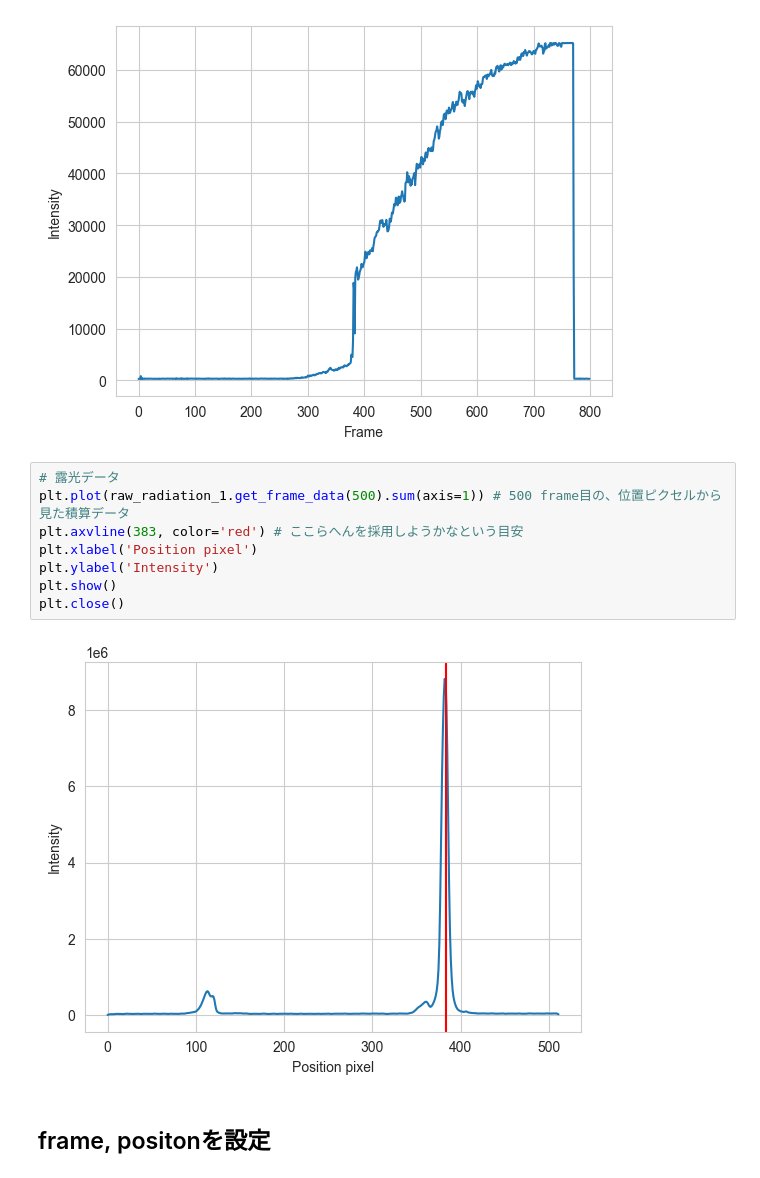
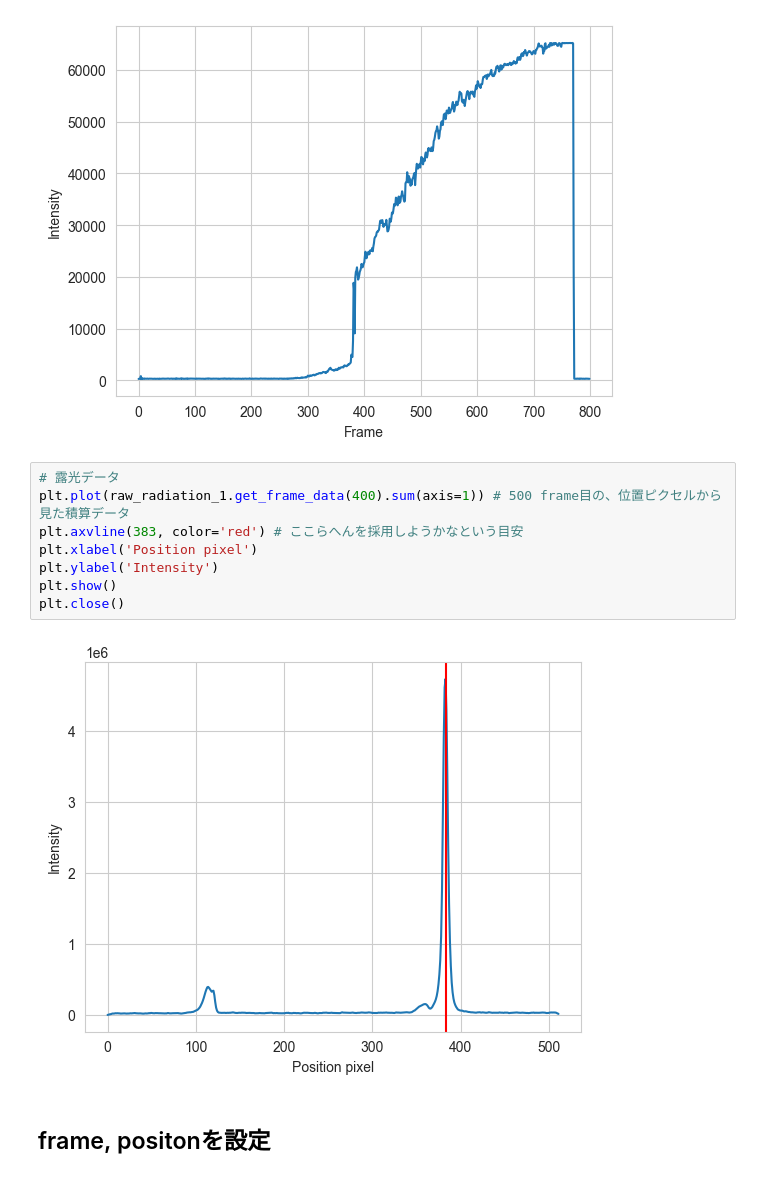
Before and after one commit to ishizawa2468/PlanckThermoEmulator, a Jupyter notebook: notebook/EmulatorDev&Test.ipynb, the cells around one changed output. Drawn from its saved outputs; the diff is of its cells as text.

```diff
--- a/notebook/EmulatorDev&Test.ipynb
+++ b/notebook/EmulatorDev&Test.ipynb
@@ -234,14 +234,14 @@ plt.close()
 [figure]
 # %%
 # 露光データ
-plt.plot(raw_radiation_1.get_frame_data(500).sum(axis=1)) # 500 frame目の、位置ピクセルから見た積算データ
+plt.plot(raw_radiation_1.get_frame_data(400).sum(axis=1)) # 500 frame目の、位置ピクセルから見た積算データ
 plt.axvline(383, color='red') # ここらへんを採用しようかなという目安
 plt.xlabel('Position pixel')
 plt.ylabel('Intensity')
 plt.show()
 plt.close()
 # %% [output]
-[figure, old version]
+[figure, new version]
 # %% [markdown]
 ## frame, positonを設定
 # %%
```
Also changed, not shown: parts of 34 cells of this notebook, 3 other files.
